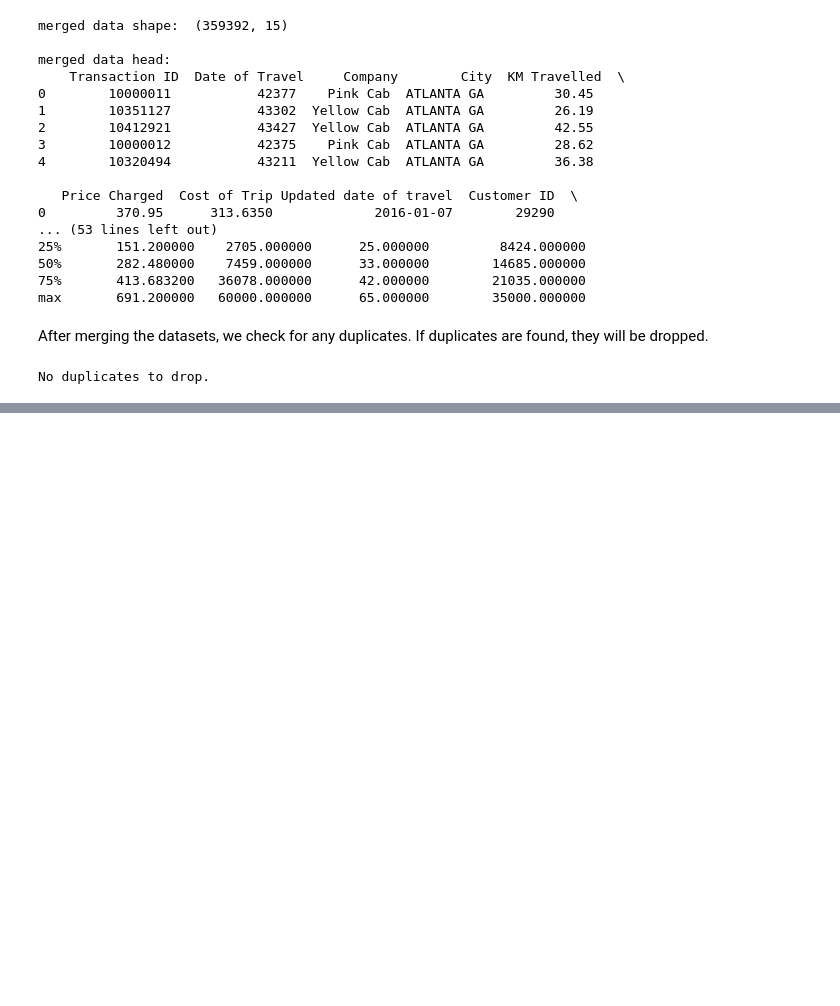
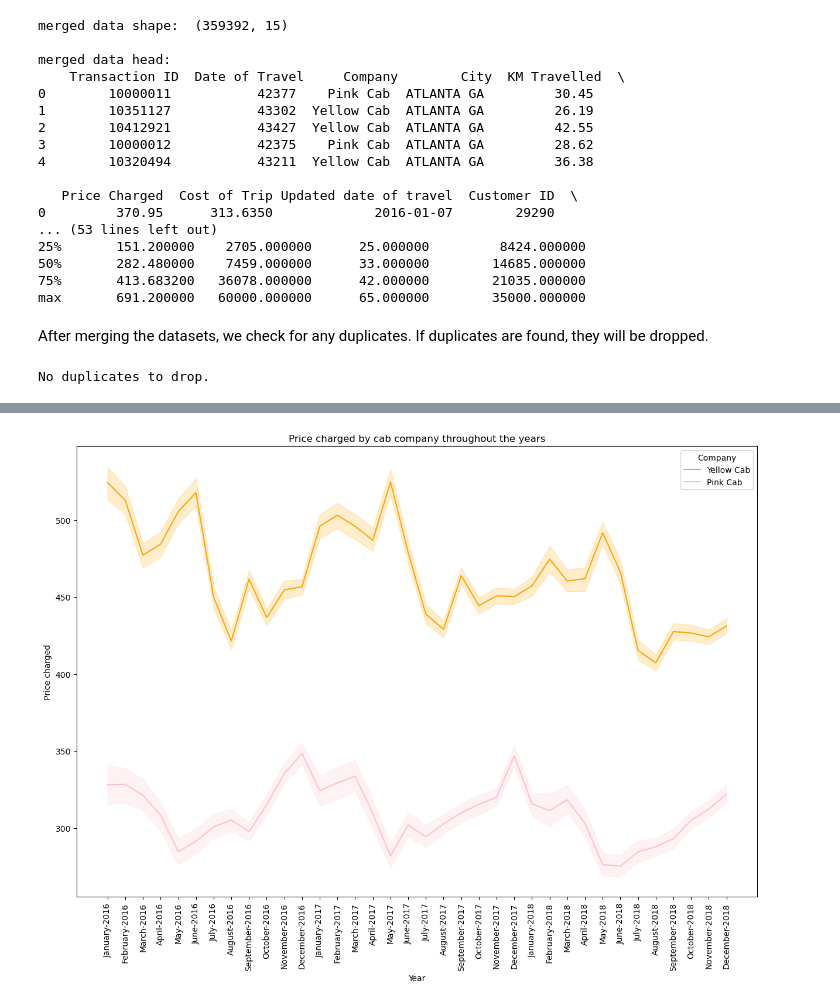
Before and after one commit to ZohraB612/Data_Glacier, a Jupyter notebook: Week2/Week 2 - Cab Investment Firm Case.ipynb, the cells around one changed output, grey strips where cells are left out. Saved outputs shown, nothing was run; the diff lists cells and outputs as text; code cells hidden in the pictures; blank space fills up the shorter version.

```diff
--- a/Week2/Week 2 - Cab Investment Firm Case.ipynb
+++ b/Week2/Week 2 - Cab Investment Firm Case.ipynb
@@ -229,0 +259,18 @@ plt.show()
+# %%
+#The prices charged by cab companies increase over the time period covered
+price_charged_df = merged_df[['Updated date of travel', 'Company', 'Price Charged']]
+
+
+# Create a line plot
+
+plt.figure(figsize=(15,10))
+sns.lineplot(data=price_charged_df, x=merged_df['Updated date of travel'].apply(lambda x: x.strftime('%B-%Y')), y='Price Charged', hue='Company', palette=['orange', 'pink'])
+plt.title('Price charged by cab company throughout the years')
+plt.xlabel('Year')
+plt.ylabel('Price charged')
+plt.tick_params(axis='x', rotation=90)
+
+
+plt.show()
+# %% [output]
+[figure, added]
```
Also changed, not shown: parts of 26 cells of this notebook, 3 other files.
